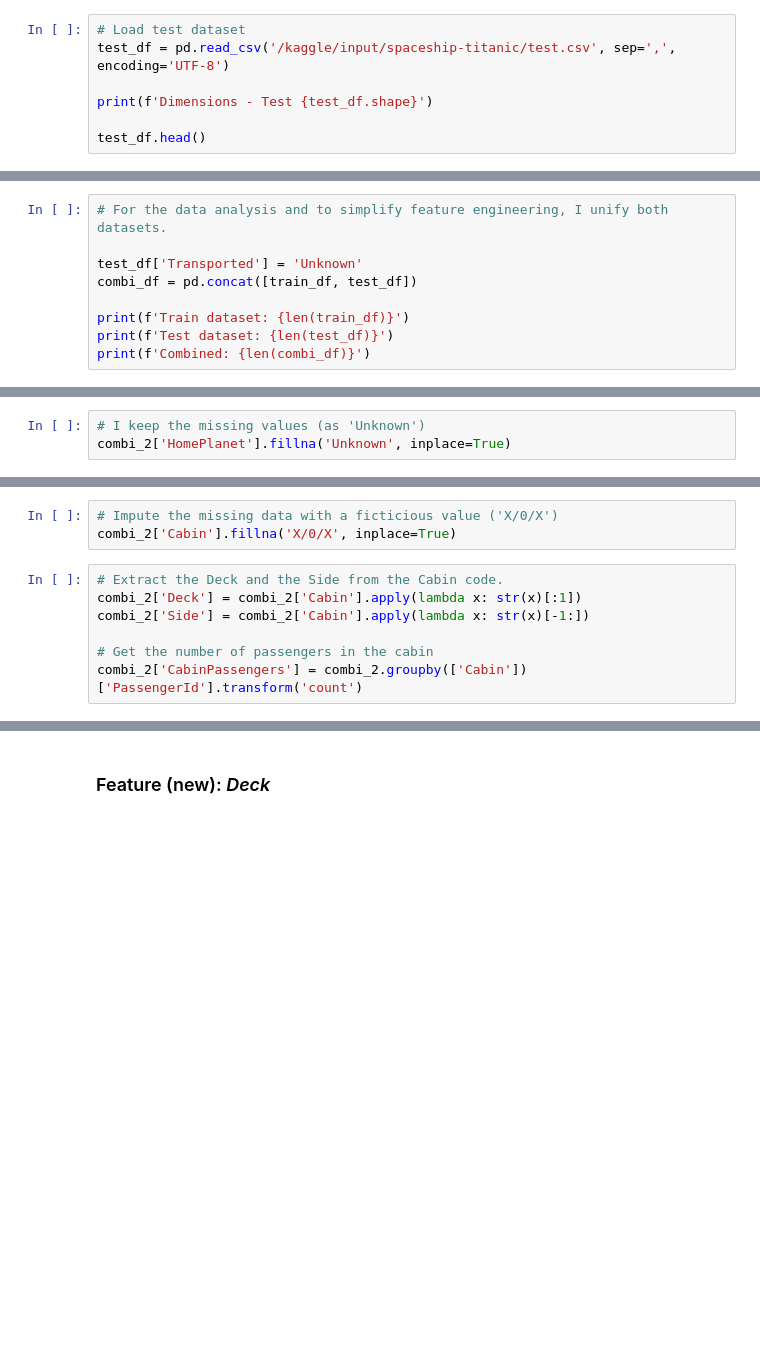
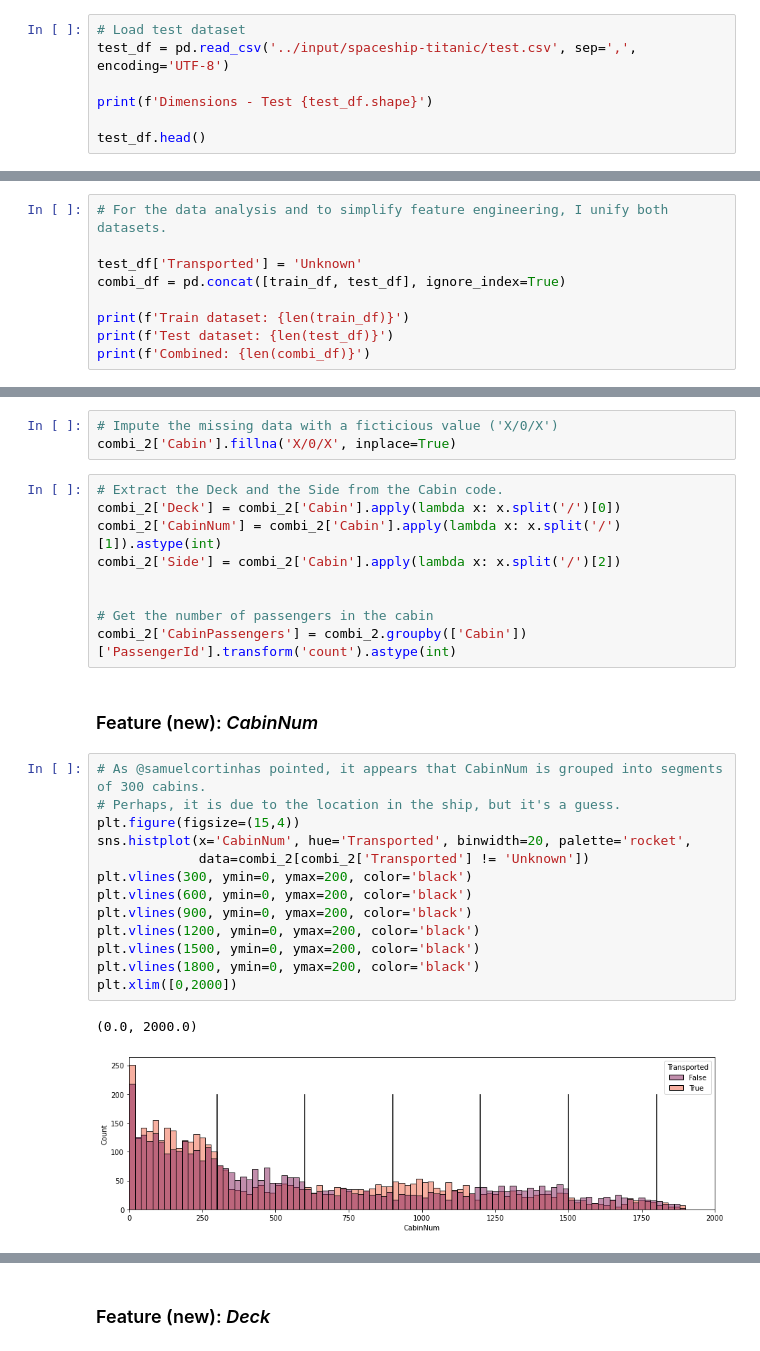
Before and after one commit to pdenieves/github-slideshow, a Jupyter notebook: feature-engineering-xgbclassifier.ipynb, the cells around one changed output, grey strips where cells are left out. Drawn from its saved outputs; the diff is of its cells as text; blank space fills up the shorter version.

Commit message:
Kaggle Notebook | Feature engineering + XGBClassifier | Version 5

```diff
--- a/feature-engineering-xgbclassifier.ipynb
+++ b/feature-engineering-xgbclassifier.ipynb
@@ -28,6 +36,6 @@ train_df.head()
 # %%
 # Load test dataset
-test_df = pd.read_csv('/kaggle/input/spaceship-titanic/test.csv', sep=',', encoding='UTF-8')
+test_df = pd.read_csv('../input/spaceship-titanic/test.csv', sep=',', encoding='UTF-8')
 
 print(f'Dimensions - Test {test_df.shape}')
 
@@ -41,7 +62,7 @@ train_df.groupby(['Transported'])['Transported'].count().head()
 # For the data analysis and to simplify feature engineering, I unify both datasets.
 
 test_df['Transported'] = 'Unknown'
-combi_df = pd.concat([train_df, test_df])
+combi_df = pd.concat([train_df, test_df], ignore_index=True)
 
 print(f'Train dataset: {len(train_df)}')
 print(f'Test dataset: {len(test_df)}')
@@ -87,3 +160,0 @@ combi_2.groupby(['HomePlanet'])['HomePlanet'].count().head()
-# %%
-# I keep the missing values (as 'Unknown')
-combi_2['HomePlanet'].fillna('Unknown', inplace=True)
@@ -124,8 +230,28 @@ combi_2.groupby(['Cabin'])['Cabin'].count().sort_values(ascending = False).head(
 combi_2['Cabin'].fillna('X/0/X', inplace=True)
 # %%
 # Extract the Deck and the Side from the Cabin code.
-combi_2['Deck'] = combi_2['Cabin'].apply(lambda x: str(x)[:1])
-combi_2['Side'] = combi_2['Cabin'].apply(lambda x: str(x)[-1:])
+combi_2['Deck'] = combi_2['Cabin'].apply(lambda x: x.split('/')[0])
+combi_2['CabinNum'] = combi_2['Cabin'].apply(lambda x: x.split('/')[1]).astype(int)
+combi_2['Side'] = combi_2['Cabin'].apply(lambda x: x.split('/')[2])
+
 
 # Get the number of passengers in the cabin
-combi_2['CabinPassengers'] = combi_2.groupby(['Cabin'])['PassengerId'].transform('count')
+combi_2['CabinPassengers'] = combi_2.groupby(['Cabin'])['PassengerId'].transform('count').astype(int)
+# %% [markdown]
+### Feature (new): *CabinNum*
+# %%
+# As @samuelcortinhas pointed, it appears that CabinNum is grouped into segments of 300 cabins.
+# Perhaps, it is due to the location in the ship, but it's a guess.
+plt.figure(figsize=(15,4))
+sns.histplot(x='CabinNum', hue='Transported', binwidth=20, palette='rocket',
+             data=combi_2[combi_2['Transported'] != 'Unknown'])
+plt.vlines(300, ymin=0, ymax=200, color='black')
+plt.vlines(600, ymin=0, ymax=200, color='black')
+plt.vlines(900, ymin=0, ymax=200, color='black')
+plt.vlines(1200, ymin=0, ymax=200, color='black')
+plt.vlines(1500, ymin=0, ymax=200, color='black')
+plt.vlines(1800, ymin=0, ymax=200, color='black')
+plt.xlim([0,2000])
+# %% [output]
+(0.0, 2000.0)
+[figure, added]
```
Also changed, not shown: parts of 124 cells of this notebook.
